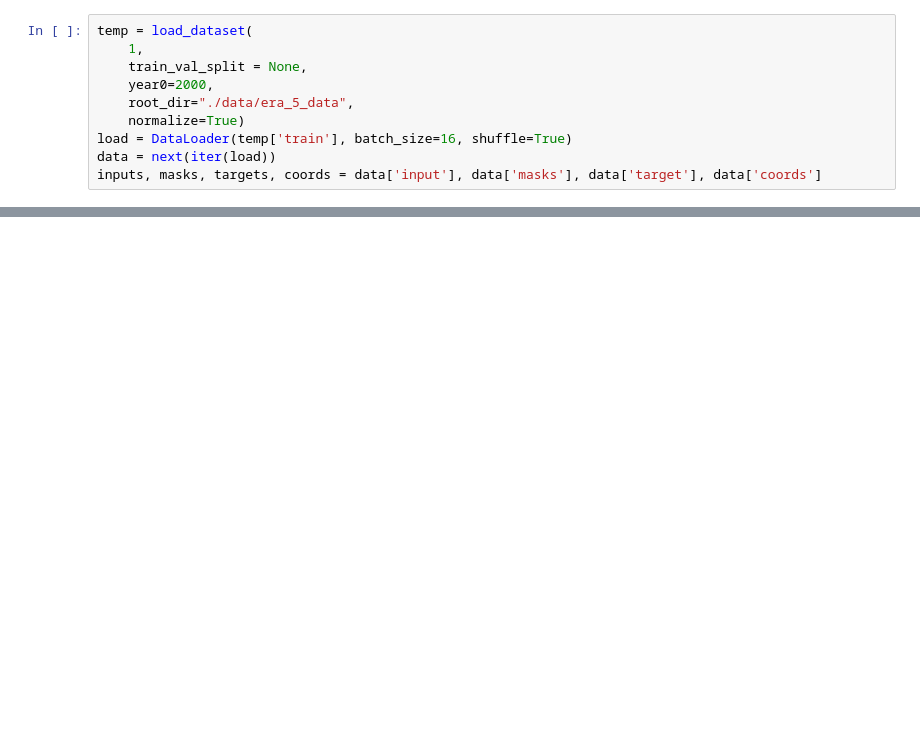
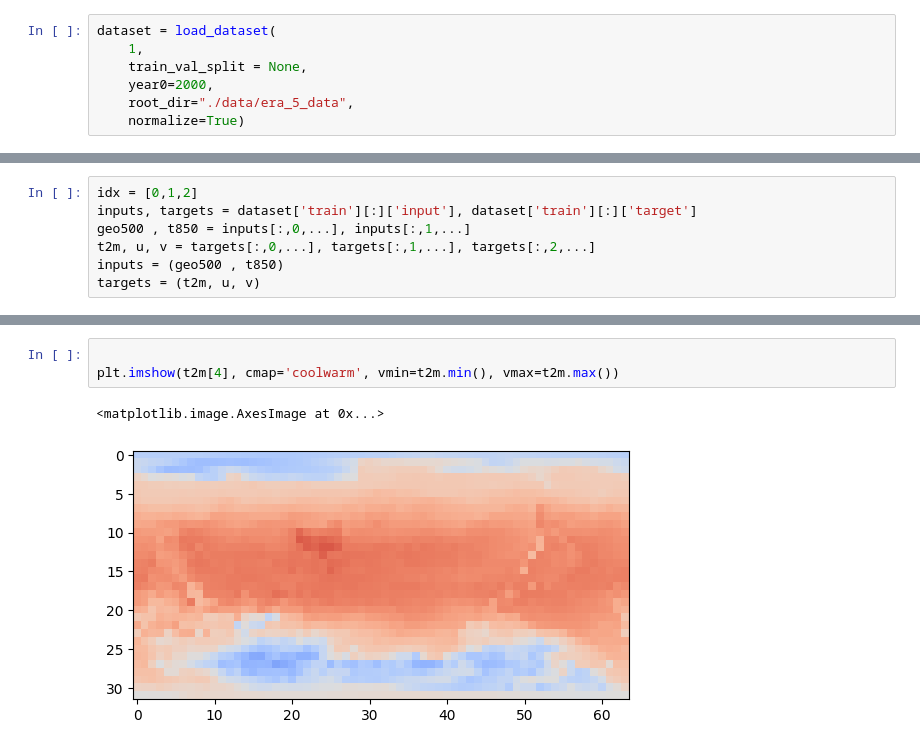
Before and after one commit to enzolvd/PINN_Climate, a Jupyter notebook: testdata.ipynb, the cells around one changed output, grey strips where cells are left out. Drawn from its saved outputs; the diff is of its cells as text; blank space fills up the shorter version.

```diff
--- a/testdata.ipynb
+++ b/testdata.ipynb
@@ -12,11 +16,8 @@ import json
 %matplotlib inline
 # %%
-temp = load_dataset(
+dataset = load_dataset(
     1,
     train_val_split = None,
     year0=2000,
     root_dir="./data/era_5_data",
     normalize=True)
-load = DataLoader(temp['train'], batch_size=16, shuffle=True)
-data = next(iter(load))
-inputs, masks, targets, coords = data['input'], data['masks'], data['target'], data['coords']
@@ -32,0 +24,7 @@ t2m,
+# %%
+idx = [0,1,2]
+inputs, targets = dataset['train'][:]['input'], dataset['train'][:]['target']
+geo500 , t850 = inputs[:,0,...], inputs[:,1,...]
+t2m, u, v = targets[:,0,...], targets[:,1,...], targets[:,2,...]
+inputs = (geo500 , t850)
+targets = (t2m, u, v)
@@ -32,0 +60,6 @@ t2m,
+# %%
+
+plt.imshow(t2m[4], cmap='coolwarm', vmin=t2m.min(), vmax=t2m.max())
+# %% [output]
+<matplotlib.image.AxesImage at 0x...>
+[figure, added]
```
Also changed, not shown: parts of 10 cells of this notebook, 1 other file.
